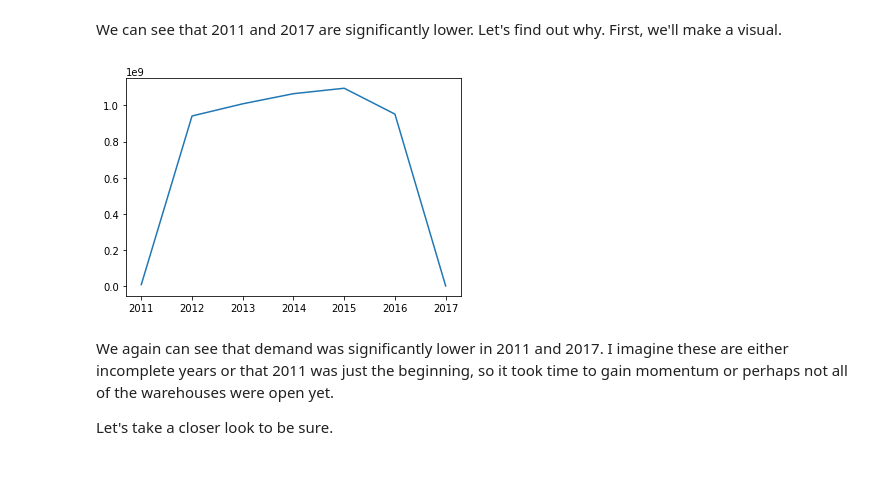
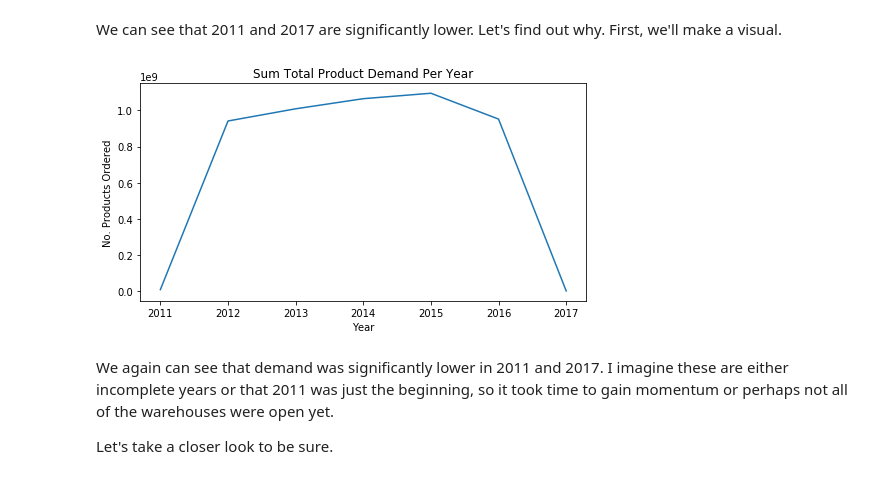
Before and after one commit to JessicaFB/Product-Demand-Forecasting, a Jupyter notebook: Predicting-Product-Demand.ipynb, the cells around one changed output. Saved outputs shown, nothing was run; the diff lists cells and outputs as text; code cells hidden in the pictures.

Commit message:
Added commentary to product code section of EDA.

```diff
--- a/Predicting-Product-Demand.ipynb
+++ b/Predicting-Product-Demand.ipynb
@@ -218,10 +218,20 @@ ts_yr
 | 2017 | 294701 |
 # %% [markdown]
 We can see that  2011 and 2017 are significantly lower. Let's find out why. First, we'll make a visual.
-# %%
-plt.plot(ts_yr.index, ts_yr.Order_Demand);
-# %% [output]
-[figure, removed]
+# %%
+# Plot total product demand vs. year
+
+# Set figure size
+plt.figure(figsize=(8,4))
+# Plot
+plt.plot(ts_yr.index, ts_yr.Order_Demand)
+# Title, x & y axis labels
+plt.title('Sum Total Product Demand Per Year')
+plt.ylabel('No. Products Ordered')
+plt.xlabel('Year')
+plt.show()
+# %% [output]
+[figure, added]
 # %% [markdown]
 We again can see that demand was significantly lower in 2011 and 2017. I imagine these are either incomplete years or that 2011 was just the beginning, so it took time to gain momentum or perhaps not all of the warehouses were open yet.
 
```
Also changed, not shown: parts of 8 cells of this notebook.
